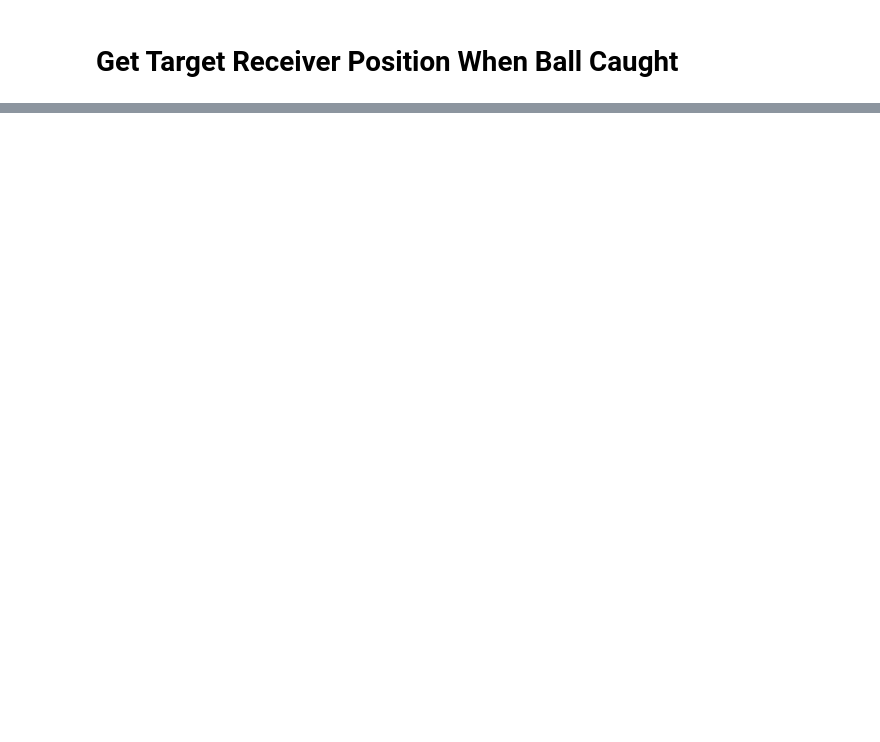
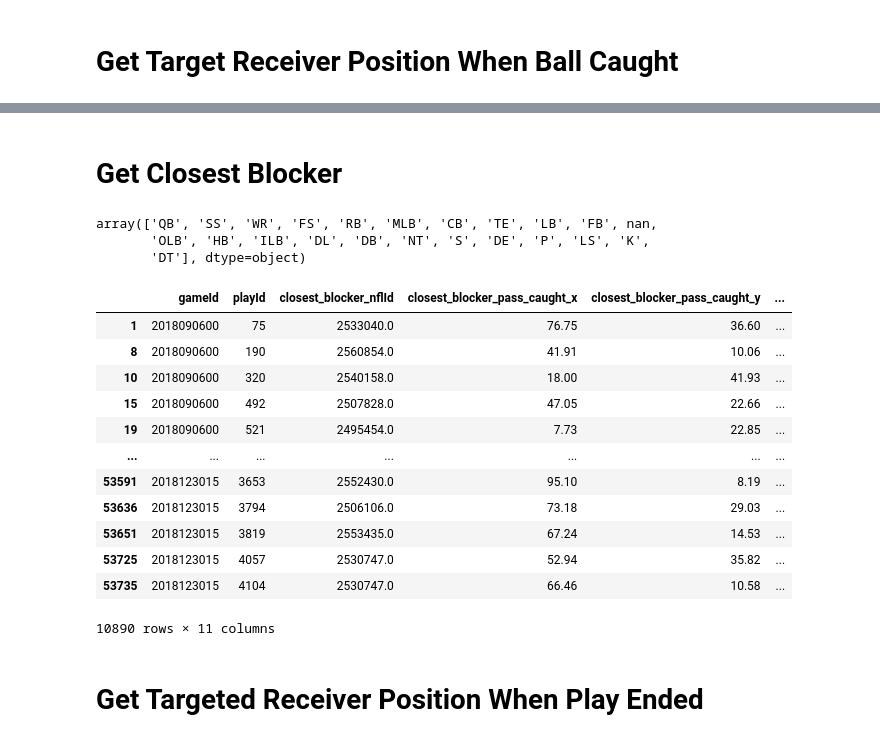
Before and after one commit to brusso115/CS6242FinalProject, a Jupyter notebook: Model-YAC.ipynb, the cells around one changed output, grey strips where cells are left out. Drawn from its saved outputs; the diff is of its cells as text; code cells hidden in the pictures; blank space fills up the shorter version.

```diff
--- a/Model-YAC.ipynb
+++ b/Model-YAC.ipynb
@@ -104,0 +152,10 @@ pass_caught.merge(target_receiver, on=[''])
+# %%
+closest_defenders = closest_defenders.rename(columns={
+                               'nflId':'closest_defender_nflId',
+                               'x':'closest_defender_pass_caught_x',
+                               'y':'closest_defender_pass_caught_y',
+                               's':'closest_defender_pass_caught_s',
+                               'a':'closest_defender_pass_caught_a',
+                               'dis':'closest_defender_pass_caught_dis',
+                               'o':'closest_defender_pass_caught_o',
+                               'dir':'closest_defender_pass_caught_dir'})
@@ -104,0 +177,47 @@ pass_caught.merge(target_receiver, on=[''])
+# %% [markdown]
+# Get Closest Blocker
+# %%
+df['position'].unique()
+# %% [output]
+array(['QB', 'SS', 'WR', 'FS', 'RB', 'MLB', 'CB', 'TE', 'LB', 'FB', nan,
+       'OLB', 'HB', 'ILB', 'DL', 'DB', 'NT', 'S', 'DE', 'P', 'LS', 'K',
+       'DT'], dtype=object)
+# %%
+offense_positions_non_line = ['WR', 'TE', 'RB', 'HB']
+# %%
+pass_caught = df[df['event'].isin(pass_caught_time)]
+pass_caught = pass_caught[pass_caught['position'].isin(offense_positions_non_line)]
+pass_caught = pass_caught[pass_caught['nflId'].notna()]
+pass_caught = pass_caught.merge(closest_defenders, left_on=['gameId', 'playId'], right_on=['gameId', 'playId'])
+pass_caught = pass_caught.merge(targeted_receiver_info, left_on=['gameId', 'playId'], right_on=['gameId', 'playId'])
+pass_caught['closest_blocker_distance_from_closest_defender'] = np.sqrt((pass_caught['x'] - pass_caught['closest_defender_pass_caught_x'])**2 + (pass_caught['y'] - pass_caught['closest_defender_pass_caught_y'])**2)
+pass_caught = pass_caught[pass_caught['nflId'] != pass_caught['target_receiver_nflId']]
+closest_blockers = pass_caught.loc[pass_caught.groupby(['gameId', 'playId'])['closest_blocker_distance_from_closest_defender'].idxmin()][['gameId', 'playId', 'nflId', 'x', 'y', 's', 'a', 'dis', 'o', 'dir', 'closest_blocker_distance_from_closest_defender']]
+# %%
+closest_blockers = closest_blockers.rename(columns={
+                               'nflId':'closest_blocker_nflId',
+                               'x':'closest_blocker_pass_caught_x',
+                               'y':'closest_blocker_pass_caught_y',
+                               's':'closest_blocker_pass_caught_s',
+                               'a':'closest_blocker_pass_caught_a',
+                               'dis':'closest_blocker_pass_caught_dis',
+                               'o':'closest_blocker_pass_caught_o',
+                               'dir':'closest_blocker_pass_caught_dir'})
+# %%
+closest_blockers
+# %% [output]
+|  | gameId | playId | closest_blocker_nflId | closest_blocker_pass_caught_x | closest_blocker_pass_caught_y | ... |
+| 1 | 2018090600 | 75 | 2533040.0 | 76.75 | 36.60 | ... |
+| 8 | 2018090600 | 190 | 2560854.0 | 41.91 | 10.06 | ... |
+| 10 | 2018090600 | 320 | 2540158.0 | 18.00 | 41.93 | ... |
+| 15 | 2018090600 | 492 | 2507828.0 | 47.05 | 22.66 | ... |
+| 19 | 2018090600 | 521 | 2495454.0 | 7.73 | 22.85 | ... |
+| ... | ... | ... | ... | ... | ... | ... |
+| 53591 | 2018123015 | 3653 | 2552430.0 | 95.10 | 8.19 | ... |
+| 53636 | 2018123015 | 3794 | 2506106.0 | 73.18 | 29.03 | ... |
+| 53651 | 2018123015 | 3819 | 2553435.0 | 67.24 | 14.53 | ... |
+| 53725 | 2018123015 | 4057 | 2530747.0 | 52.94 | 35.82 | ... |
+| 53735 | 2018123015 | 4104 | 2530747.0 | 66.46 | 10.58 | ... |
+10890 rows × 11 columns
+# %% [markdown]
+# Get Targeted Receiver Position When Play Ended
```
Also changed, not shown: parts of 35 cells of this notebook, 1 other file.
